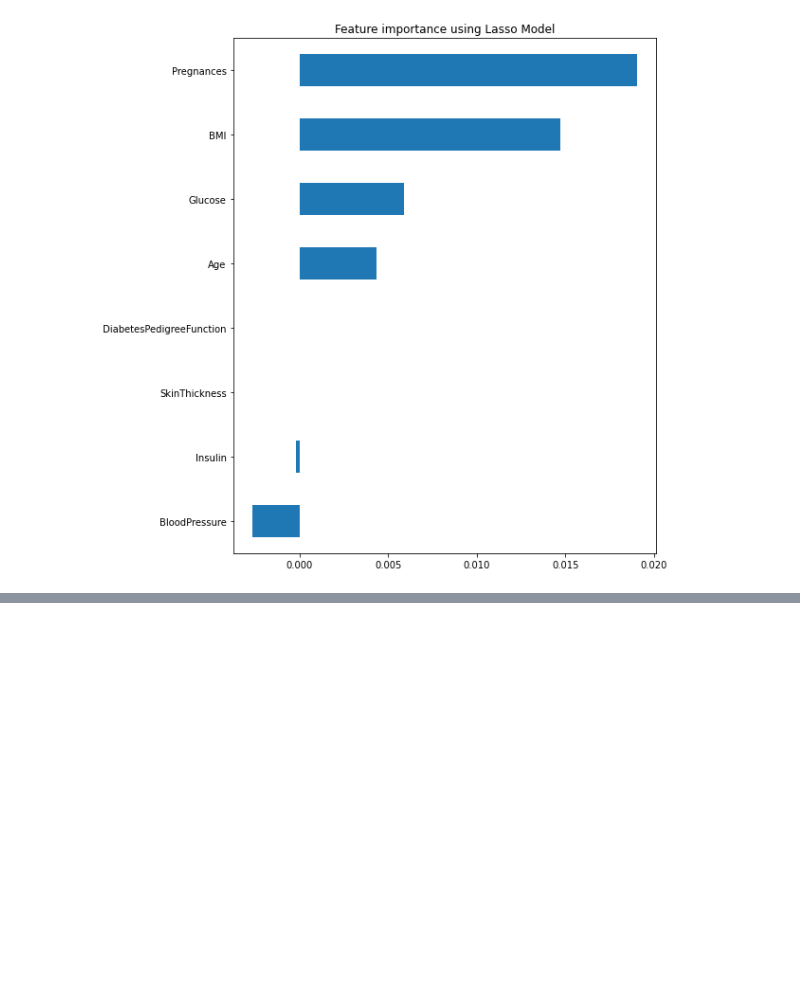
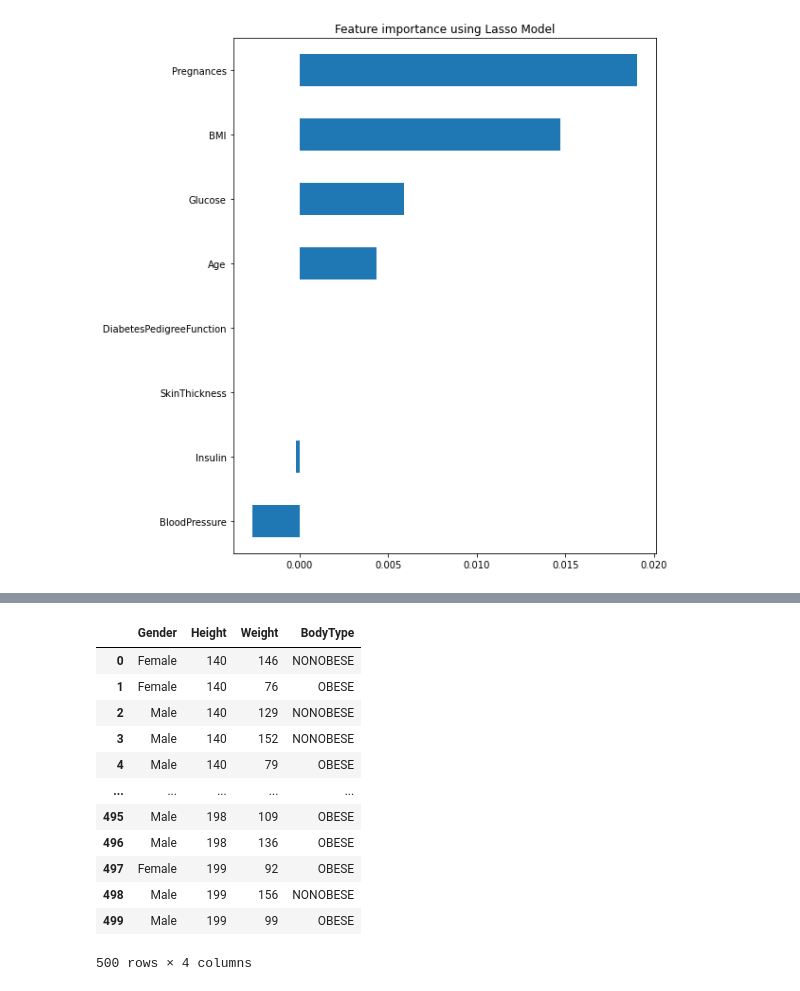
Before and after one commit to slowvak/FeatureSelectionTutorial, a Jupyter notebook: FeatureSelection.ipynb, the cells around one changed output, grey strips where cells are left out. Saved outputs shown, nothing was run; the diff lists cells and outputs as text; code cells hidden in the pictures; blank space fills up the shorter version.

```diff
--- a/FeatureSelection.ipynb
+++ b/FeatureSelection.ipynb
@@ -347,0 +377,19 @@ Text(0.5, 1.0, 'Feature importance using Lasso Model')
+# %%
+HtWt = pd.read_csv("./Ht_Wt.csv")
+# print out the first few lines to make sure we got the data and that it looks reasonable
+
+HtWt
+# %% [output]
+|  | Gender | Height | Weight | BodyType |
+| 0 | Female | 140 | 146 | NONOBESE |
+| 1 | Female | 140 | 76 | OBESE |
+| 2 | Male | 140 | 129 | NONOBESE |
+| 3 | Male | 140 | 152 | NONOBESE |
+| 4 | Male | 140 | 79 | OBESE |
+| ... | ... | ... | ... | ... |
+| 495 | Male | 198 | 109 | OBESE |
+| 496 | Male | 198 | 136 | OBESE |
+| 497 | Female | 199 | 92 | OBESE |
+| 498 | Male | 199 | 156 | NONOBESE |
+| 499 | Male | 199 | 99 | OBESE |
+500 rows × 4 columns
```
Also changed, not shown: parts of 24 cells of this notebook.
